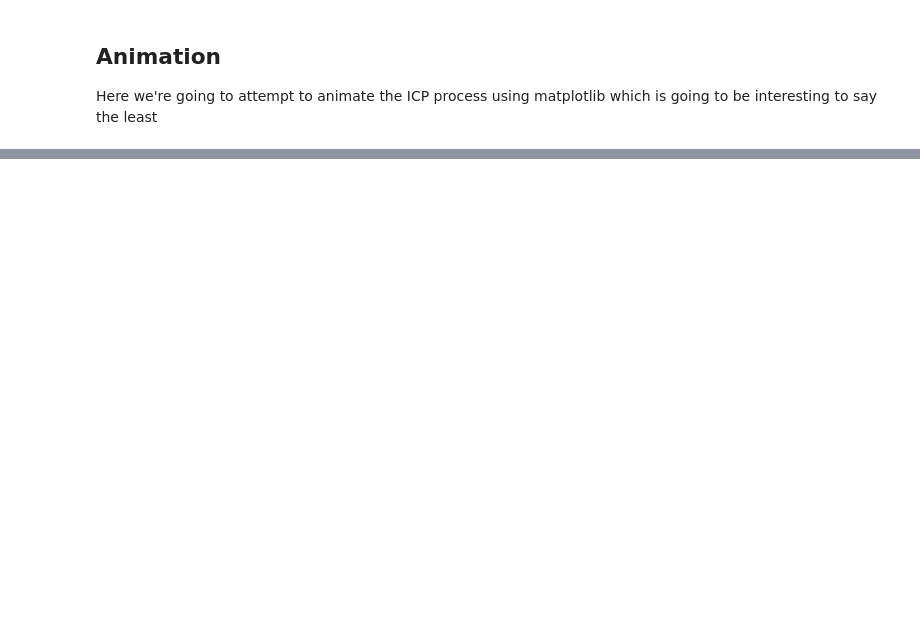
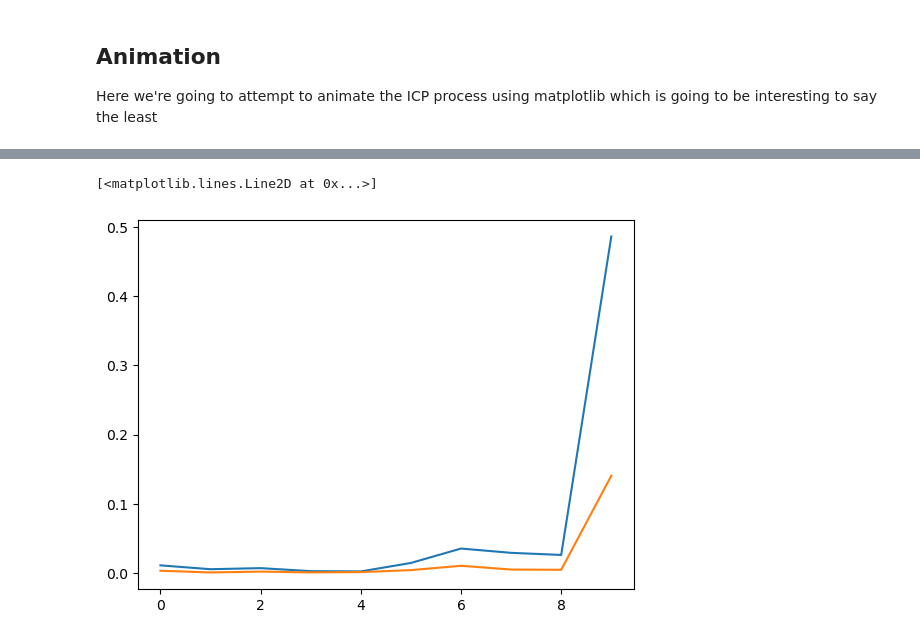
Before and after one commit to chris-polymetrix/ReconstructionAnalysis, a Jupyter notebook: icp_vis.ipynb, the cells around one changed output, grey strips where cells are left out. Saved outputs shown, nothing was run; the diff lists cells and outputs as text; code cells hidden in the pictures; blank space fills up the shorter version.

```diff
--- a/icp_vis.ipynb
+++ b/icp_vis.ipynb
@@ -277,0 +214,19 @@ pc.points = o3d.utility.Vector3dVector(animator.targets[24])
+# %%
+diff_transforms = [transforms[i + 1][-1]@np.linalg.inv(x[-1]) for i, x in enumerate(transforms[:-1])]
+
+def extract(x: np.ndarray):
+    translation = x[:3, -1]
+    rotation = Rotation.from_matrix(x[:3, :3])
+
+    return translation, rotation.as_quat(True)
+
+
+def quat_to_angle(x: np.ndarray):
+    # Scipy rotatation gives quaternions as x,y,z,w not w,x,y,z
+    return np.arccos(x[3])*2
+
+plt.plot(np.array([quat_to_angle(extract(f)[1]) for f in diff_transforms]))
+plt.plot(np.array([np.linalg.norm(extract(f)[0]) for f in diff_transforms]))
+# %% [output]
+[<matplotlib.lines.Line2D at 0x...>]
+[figure, added]
```
Also changed, not shown: parts of 16 cells of this notebook, 1 other file.
